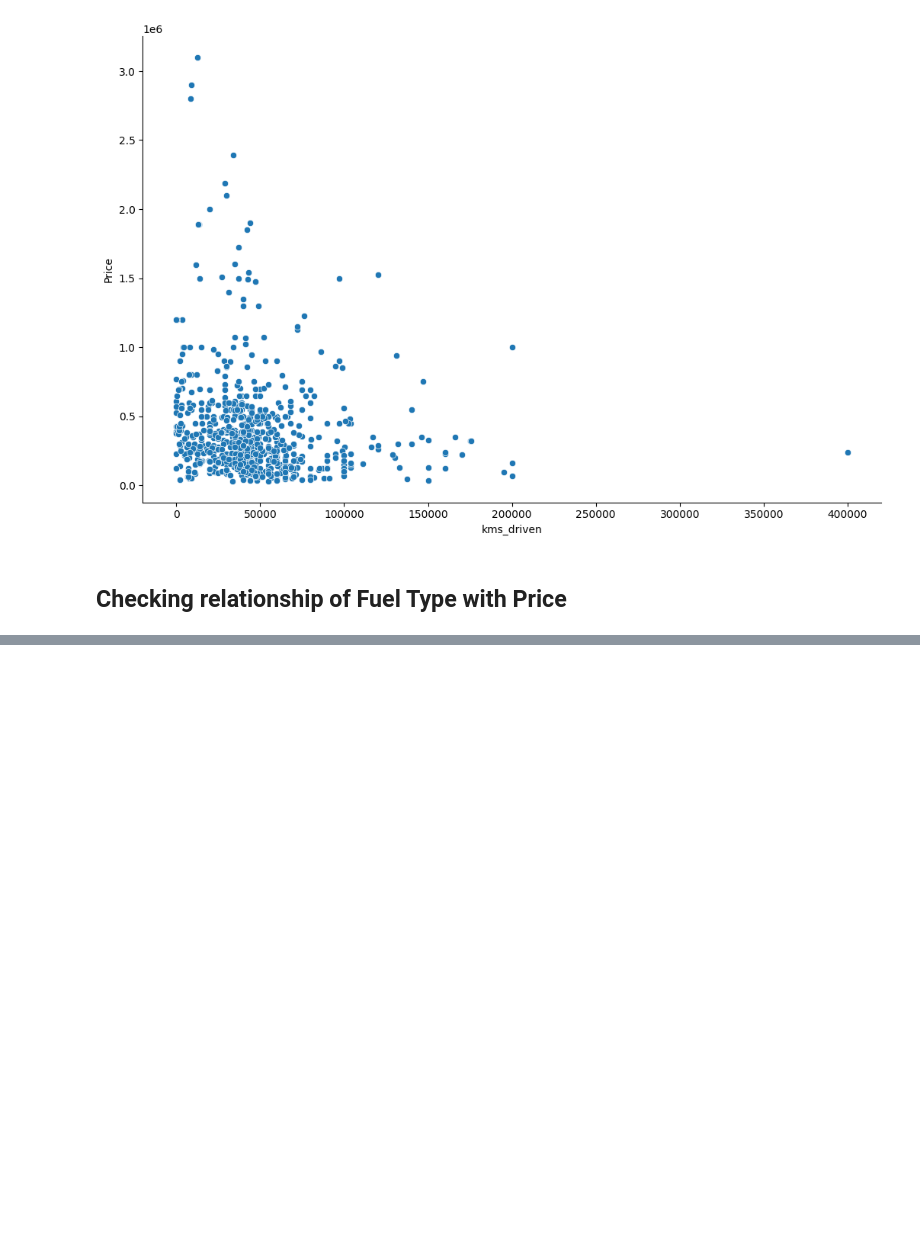
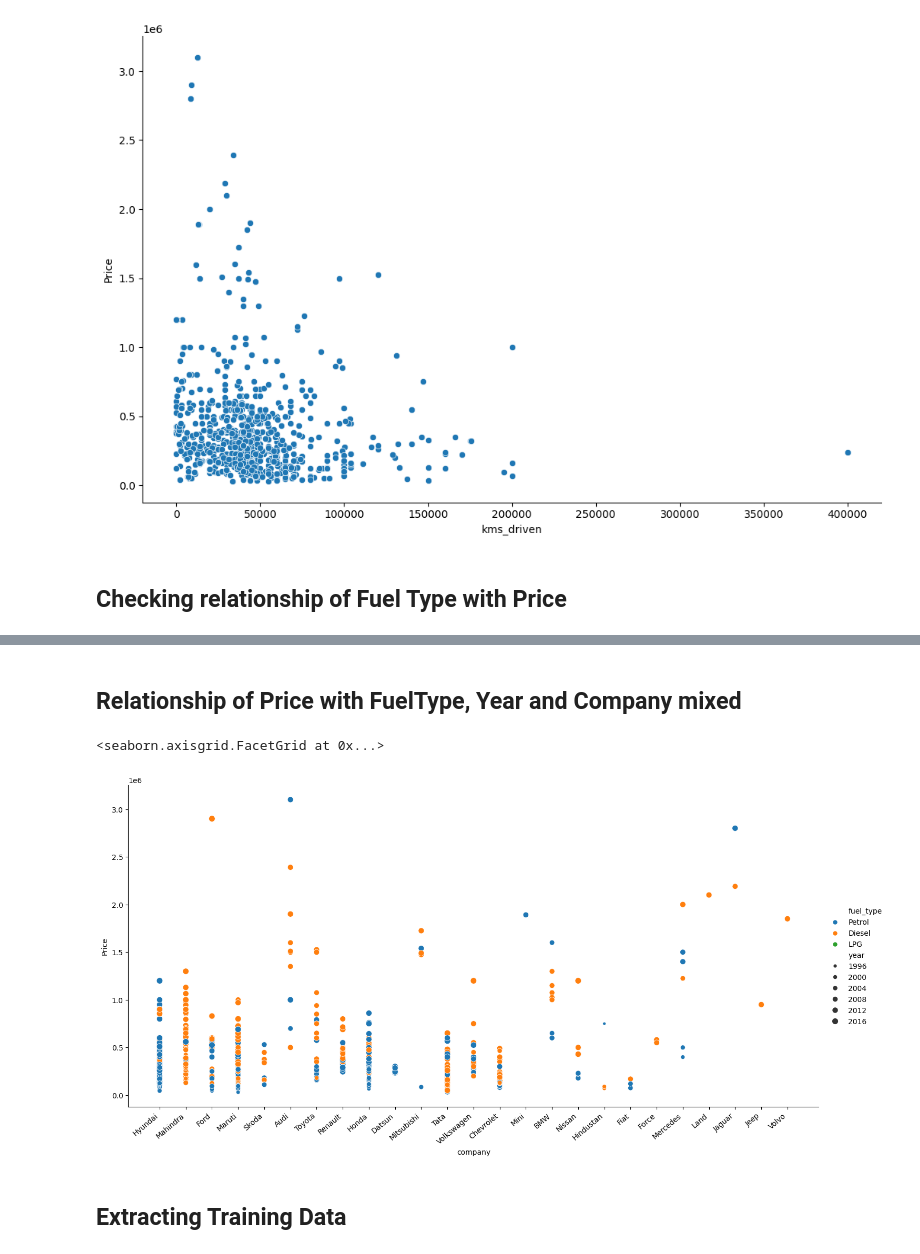
Before and after one commit to devavinothm/car-price-predictor, a Jupyter notebook: quikr_predictor.ipynb, the cells around one changed output, grey strips where cells are left out. Drawn from its saved outputs; the diff is of its cells as text; code cells hidden in the pictures; blank space fills up the shorter version.

```diff
--- a/quikr_predictor.ipynb
+++ b/quikr_predictor.ipynb
@@ -237,0 +244,10 @@ sns.relplot(x='kms_driven',y='Price',data=car,height=7,aspect=1.5)
+# %% [markdown]
+## Relationship of Price with FuelType, Year and Company mixed
+# %%
+ax=sns.relplot(x='company',y='Price',data=car,hue='fuel_type',size='year',height=7,aspect=2)
+ax.set_xticklabels(rotation=40,ha='right')
+# %% [output]
+<seaborn.axisgrid.FacetGrid at 0x...>
+[figure, added]
+# %% [markdown]
+## Extracting Training Data
```
Also changed, not shown: parts of 27 cells of this notebook, 2 other files.
